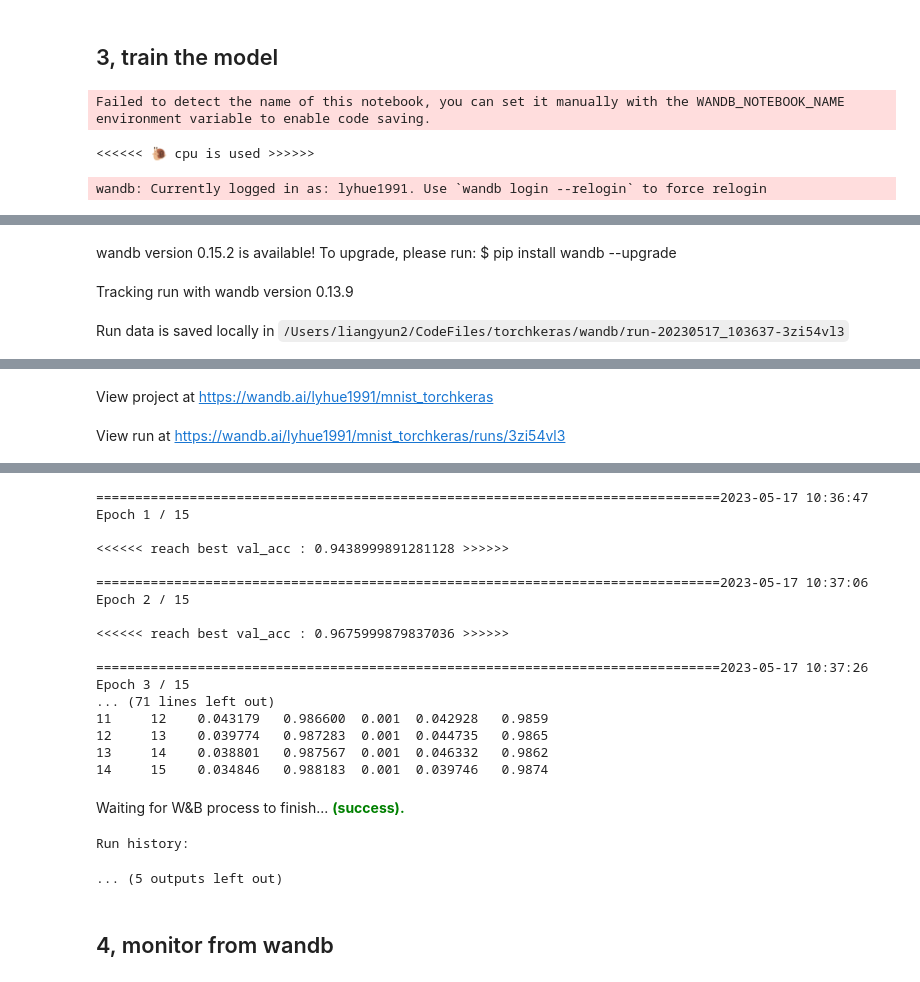
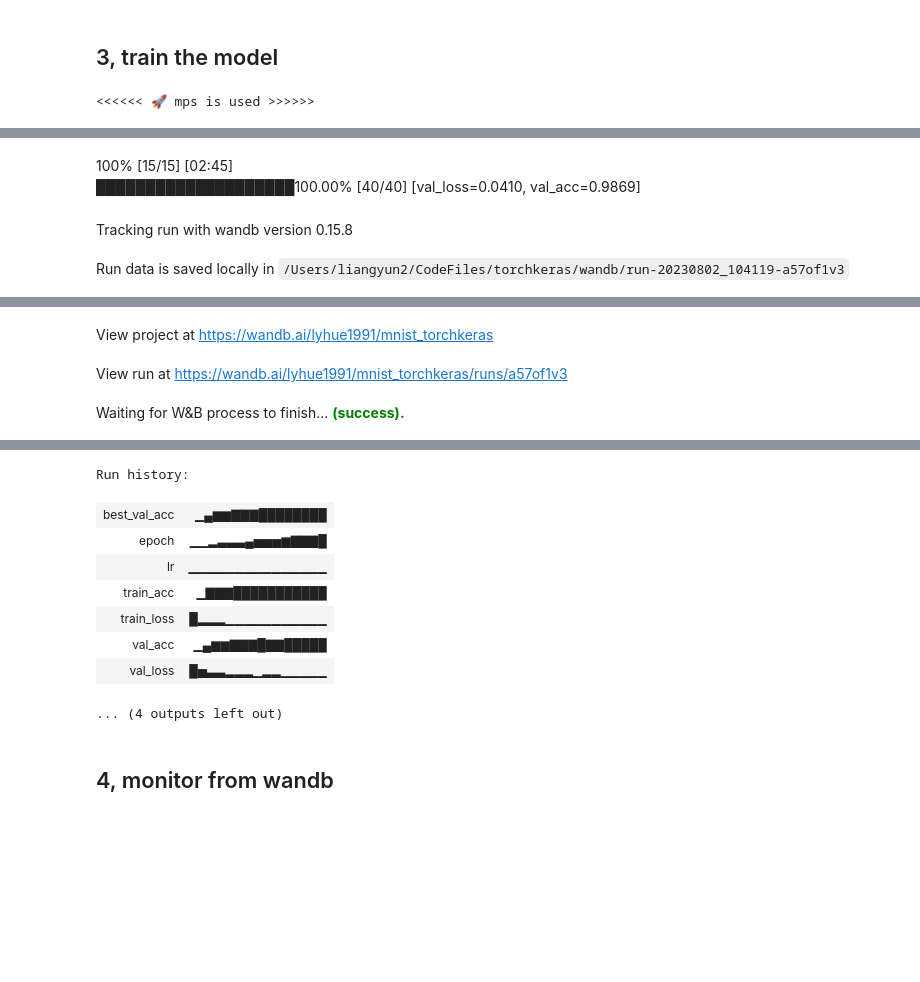
Before and after one commit to lyhue1991/torchkeras, a Jupyter notebook: 02，kerasmodel_wandb_demo.ipynb, the cells around one changed output, grey strips where cells are left out. Saved outputs shown, nothing was run; the diff lists cells and outputs as text; code cells hidden in the pictures; blank space fills up the shorter version.

```diff
--- a/02，kerasmodel_wandb_demo.ipynb
+++ b/02，kerasmodel_wandb_demo.ipynb
@@ -175,7 +161,7 @@ Estimated Total Size (MB): 0.469055
 from torchkeras.kerascallbacks import WandbCallback
 
 wandb_cb = WandbCallback(project='mnist_torchkeras',
-                         config=config.__dict__,
+                         config=config,
                          name=None,
                          save_code=True,
                          save_ckpt=True)
@@ -190,6 +176,4 @@ dfhistory=model.fit(train_data=dl_train,
                     callbacks = [wandb_cb]
                    )
 # %% [output]
-Failed to detect the name of this notebook, you can set it manually with the WANDB_NOTEBOOK_NAME environment variable to enable code saving.
+<<<<<< 🚀 mps is used >>>>>>
-<<<<<< 🐌 cpu is used >>>>>>
-wandb: Currently logged in as: lyhue1991. Use `wandb login --relogin` to force relogin
@@ -196,3 +181,4 @@ wandb: Currently logged in as: lyhue1991. Use `wandb login --relogin` to force r
-wandb version 0.15.2 is available! To upgrade, please run: $ pip install wandb --upgrade
+100% [15/15] [02:45]
+████████████████████100.00% [40/40] [val_loss=0.0410, val_acc=0.9869]
-Tracking run with wandb version 0.13.9
+Tracking run with wandb version 0.15.8
-Run data is saved locally in /Users/liangyun2/CodeFiles/torchkeras/wandb/run-20230517_103637-3zi54vl3
+Run data is saved locally in /Users/liangyun2/CodeFiles/torchkeras/wandb/run-20230802_104119-a57of1v3
@@ -200,2 +186,3 @@ Syncing run 2023-05-17 10:36:35 to Weights & Biases (docs)
 View project at https://wandb.ai/lyhue1991/mnist_torchkeras
-View run at https://wandb.ai/lyhue1991/mnist_torchkeras/runs/3zi54vl3
+View run at https://wandb.ai/lyhue1991/mnist_torchkeras/runs/a57of1v3
+Waiting for W&B process to finish... (success).
@@ -202,23 +190,12 @@ View run at https://wandb.ai/lyhue1991/mnist_torchkeras/runs/3zi54vl3
+Run history:
+| best_val_acc | ▁▄▆▆▇▇▇████████ |
+| epoch | ▁▁▂▃▃▃▄▅▅▅▆▇▇▇█ |
+| lr | ▁▁▁▁▁▁▁▁▁▁▁▁▁▁▁ |
+| train_acc | ▁▇▇▇███████████ |
+| train_loss | █▂▂▂▁▁▁▁▁▁▁▁▁▁▁ |
+| val_acc | ▁▄▆▆▇▇▇█▇▇█████ |
+| val_loss | █▅▃▃▂▂▂▁▂▂▁▁▁▁▁ |
-================================================================================2023-05-17 10:36:47
-Epoch 1 / 15
-
-<<<<<< reach best val_acc : 0.9438999891281128 >>>>>>
-
-================================================================================2023-05-17 10:37:06
-Epoch 2 / 15
-
-<<<<<< reach best val_acc : 0.9675999879837036 >>>>>>
-
-================================================================================2023-05-17 10:37:26
-Epoch 3 / 15
-... (71 lines left out)
-11     12    0.043179   0.986600  0.001  0.042928   0.9859
-12     13    0.039774   0.987283  0.001  0.044735   0.9865
-13     14    0.038801   0.987567  0.001  0.046332   0.9862
-14     15    0.034846   0.988183  0.001  0.039746   0.9874
+... (4 outputs left out)
-Waiting for W&B process to finish... (success).
-Run history:
-... (5 outputs left out)
 # %% [markdown]
 ## 4,  monitor from wandb
 # %% [markdown]
```
Also changed, not shown: parts of 4 cells of this notebook, 4 other files.
